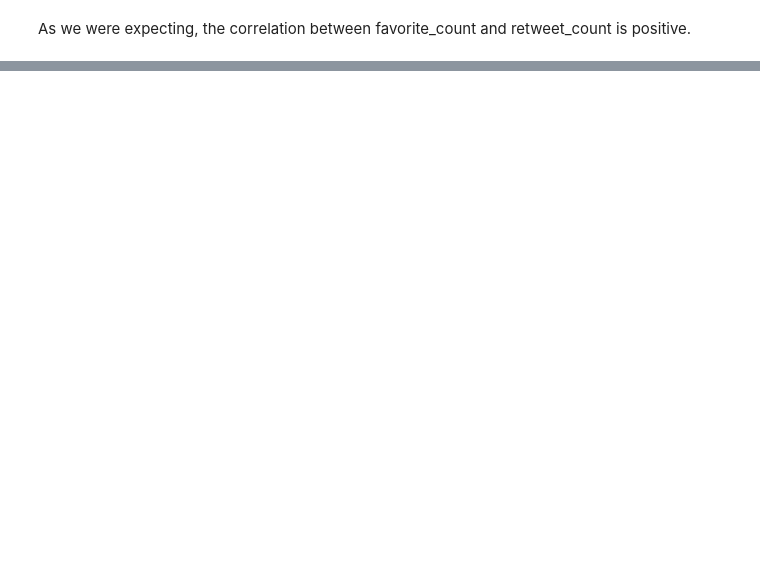
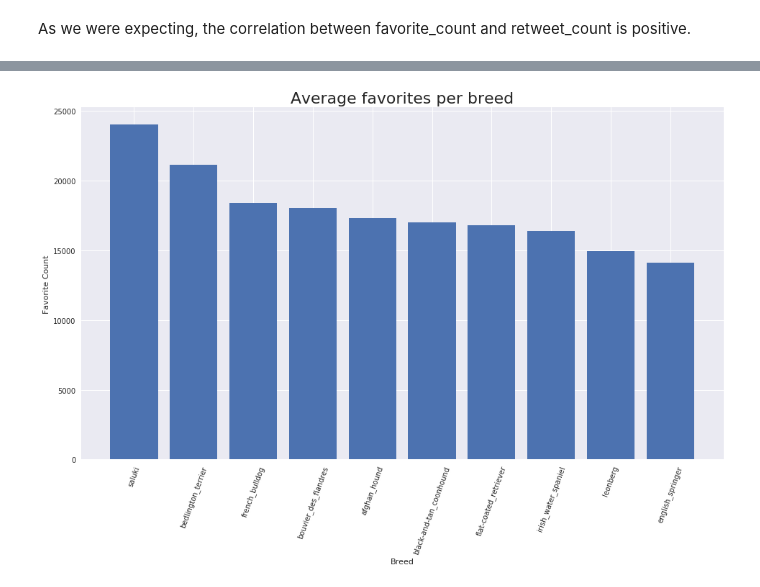
Before and after one commit to simonvlc/Coursera_Capstone, a Jupyter notebook: data_wrangling/wrangle_act.ipynb, the cells around one changed output, grey strips where cells are left out. Cells and saved outputs as stored; diff of their text form; code cells hidden in the pictures; blank space fills up the shorter version.

```diff
--- a/data_wrangling/wrangle_act.ipynb
+++ b/data_wrangling/wrangle_act.ipynb
@@ -1010,0 +1057,32 @@ plt.show;
+# %%
+# Create a dataframe with the columns we need
+df_aux = pd.DataFrame(df_merged_dataframes.groupby(['breed']).sum().favorite_count)
+df_aux['breed_count'] = pd.DataFrame(df_merged_dataframes.groupby(['breed']).count().tweet_id)
+
+# Calculate the ration favorites / breed
+df_aux['favs_per_breed'] = grp['favorite_count'] / grp['breed_count']
+
+# Order the results
+df_aux = pd.DataFrame(grp.sort_values('favs_per_breed', ascending=False)).head(10)
+
+# Create a dataframe with the top 10 breeds and their favorite_count
+df_aux = pd.DataFrame(grp.sort_values('favs_per_breed', ascending=False)).head(10)
+
+# Plot a graph
+# Variables
+chart_title="Average favorites per breed"
+chart_xlabel="Breed"
+chart_ylabel="Favorite Count"
+chart_xticks=np.arange(len(df_aux))
+chart_xticklabels=df_aux.index
+
+# Plot a bar graph
+fig, ax = plt.subplots(figsize=(16,9))
+ax.bar(chart_xticks, df_aux.favs_per_breed)
+
+# Decorate
+decorate(chart_title, chart_xlabel, chart_ylabel, chart_xticks, chart_xticklabels)
+
+plt.show;
+# %% [output]
+[figure, added]
```
Also changed, not shown: parts of 35 cells of this notebook.
